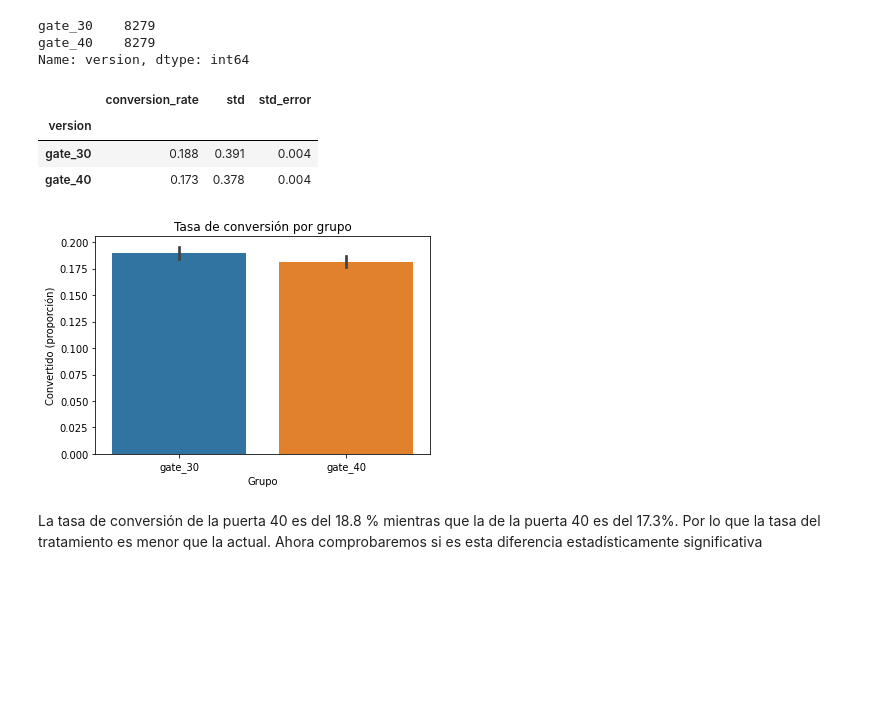
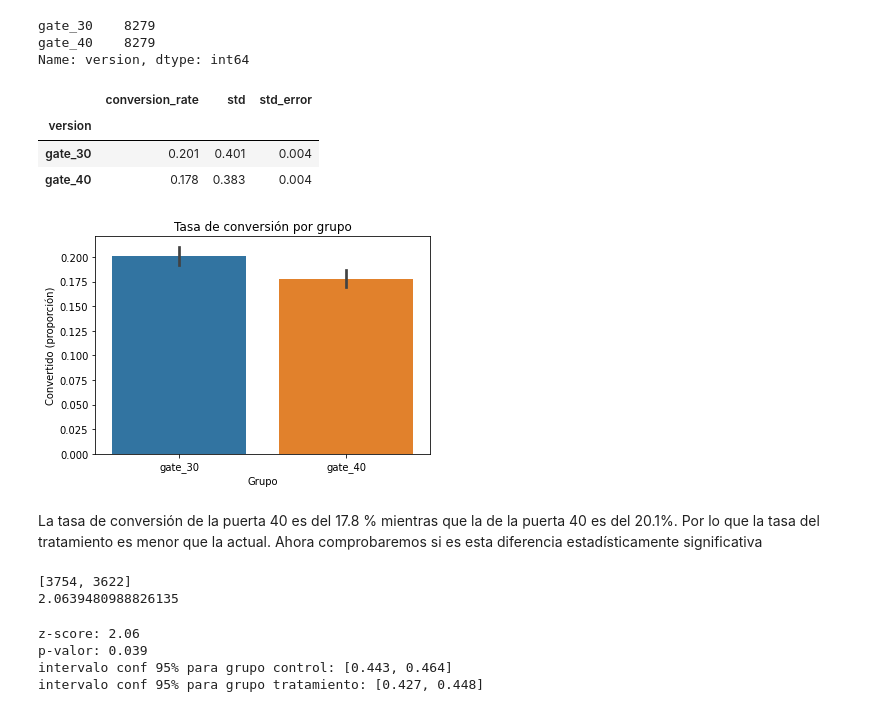
Before and after one commit to Ironhack-Data-Madrid-Mayo-2022/6.4_lab-AB-Testing, a Jupyter notebook: lab-ab-test.ipynb, the cells around one changed output. Drawn from its saved outputs; the diff is of its cells as text; code cells hidden in the pictures; blank space fills up the shorter version.

```diff
--- a/lab-ab-test.ipynb
+++ b/lab-ab-test.ipynb
@@ -202,33 +233,33 @@ gate_30    8279
 gate_40    8279
 Name: version, dtype: int64
 # %%
-tasas_conversion=ab_test_2.groupby('version')['retention_7'] # agrupo por grupo
+tasas_conversion_2=ab_test_2.groupby('version')['retention_7'] # agrupo por grupo
 
-std=lambda x: np.std(x, ddof=0)    # std
+std_2=lambda x: np.std(x, ddof=0)    # std
 
-error_std=lambda x: stats.sem(x, ddof=0)   # error standard , (std/sqrt(n))
+error_std_2=lambda x: stats.sem(x, ddof=0)   # error standard , (std/sqrt(n))
 
-tasas_conversion=tasas_conversion.agg([np.mean, std, error_std])
-tasas_conversion.columns=['conversion_rate', 'std', 'std_error']
+tasas_conversion_2=tasas_conversion_2.agg([np.mean, std, error_std])
+tasas_conversion_2.columns=['conversion_rate', 'std', 'std_error']
 
 
-tasas_conversion.style.format('{:.3f}')
+tasas_conversion_2.style.format('{:.3f}')
 # %% [output]
 |  | conversion_rate | std | std_error |
 | version |  |  |  |
-| gate_30 | 0.188 | 0.391 | 0.004 |
-| gate_40 | 0.173 | 0.378 | 0.004 |
+| gate_30 | 0.201 | 0.401 | 0.004 |
+| gate_40 | 0.178 | 0.383 | 0.004 |
 # %%
 plt.figure(figsize=(6,4))
 
-sns.barplot(x=ab_test_1['version'],
-            y=ab_test_1['retention_7'])
+sns.barplot(x=ab_test_2['version'],
+            y=ab_test_['retention_7'])
 
 # plt.ylim(0, 0.17)
 plt.title('Tasa de conversión por grupo')
 plt.xlabel('Grupo')
 plt.ylabel('Convertido (proporción)');
 # %% [output]
-[figure, old version]
+[figure, new version]
 # %% [markdown]
-La tasa de conversión de la puerta 40 es del 18.8 % mientras que la de la puerta 40 es del 17.3%. Por lo que la tasa del tratamiento es menor que la actual. Ahora comprobaremos si es esta diferencia estadísticamente significativa
+La tasa de conversión de la puerta 40 es del 17.8 % mientras que la de la puerta 40 es del 20.1%. Por lo que la tasa del tratamiento es menor que la actual. Ahora comprobaremos si es esta diferencia estadísticamente significativa
@@ -239,0 +271,26 @@ La tasa de conversión de la puerta 40 es del 18.8 % mientras que la de la puert
+# %%
+observaciones_2=[8279, 8279]
+
+conversiones_2=[control_res_2.sum(), tratamiento_res_2.sum()]   # conversiones por grupo
+
+print(conversiones_2)
+z_score, p_valor = proportions_ztest(conversiones_2, nobs=observaciones_2)  # diferencia significativa
+print(z_score)
+
+
+# intervalos de confianza
+
+(control_a, tratamiento_a), (control_b, tratamiento_b)  = proportion_confint(conversiones_2,  nobs=observaciones_2, alpha=0.05)
+# %% [output]
+[3754, 3622]
+2.0639480988826135
+# %%
+print(f'z-score: {z_score:.2f}')
+print(f'p-valor: {p_valor:.3f}')
+print(f'intervalo conf 95% para grupo control: [{control_a:.3f}, {control_b:.3f}]')
+print(f'intervalo conf 95% para grupo tratamiento: [{tratamiento_a:.3f}, {tratamiento_b:.3f}]')
+# %% [output]
+z-score: 2.06
+p-valor: 0.039
+intervalo conf 95% para grupo control: [0.443, 0.464]
+intervalo conf 95% para grupo tratamiento: [0.427, 0.448]
```
Also changed, not shown: parts of 10 cells of this notebook.
